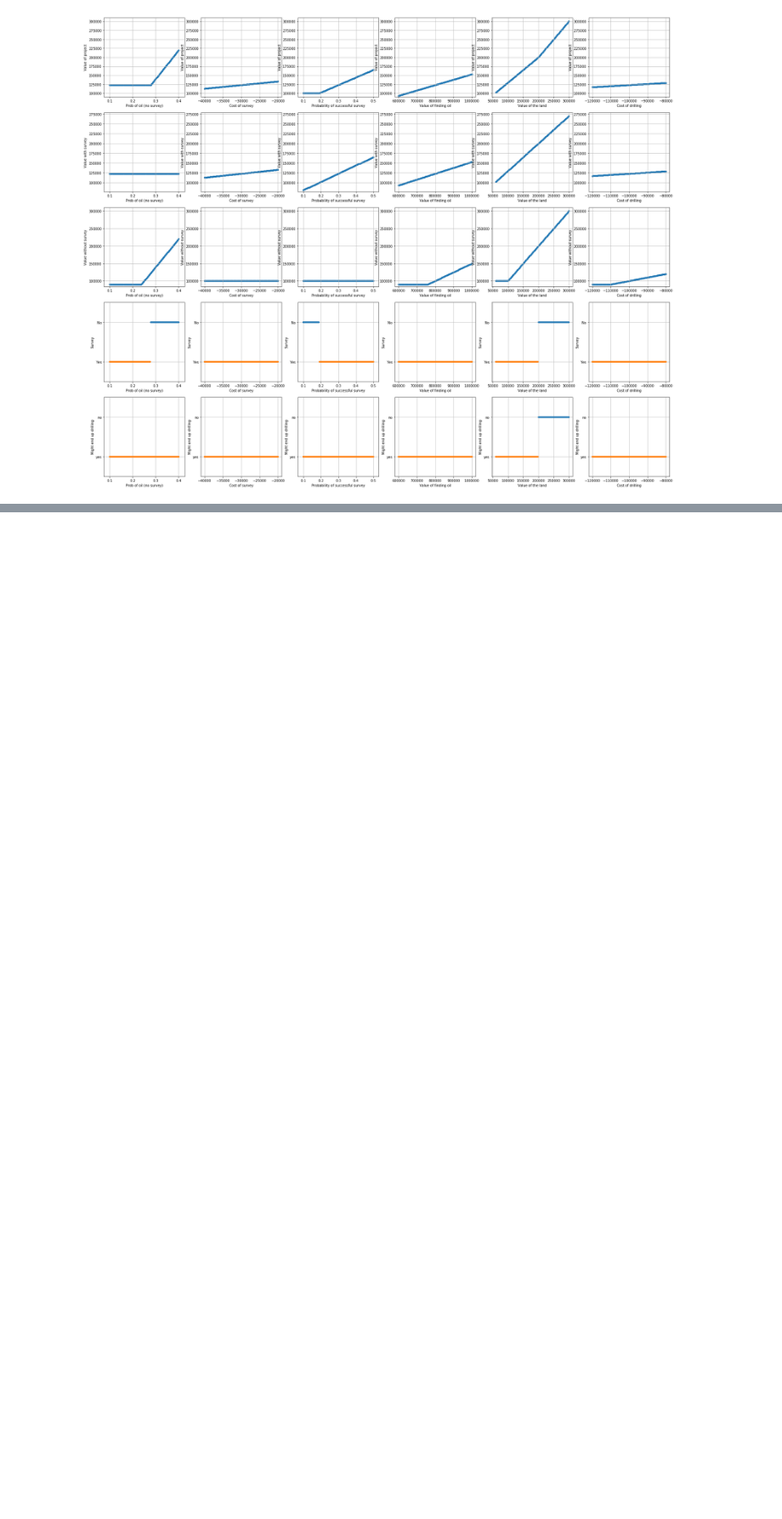
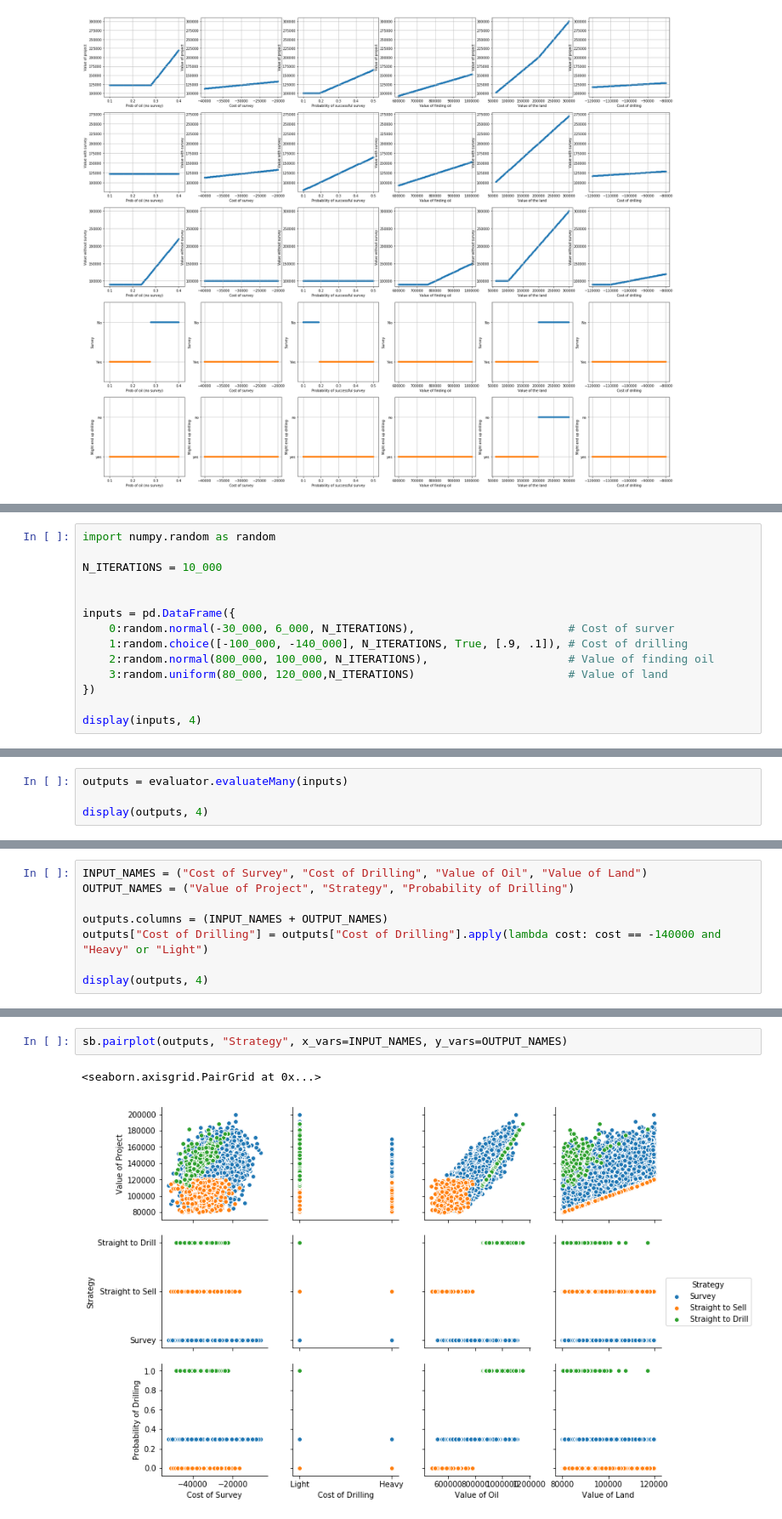
Before and after one commit to francoistrahan/pynes, a Jupyter notebook: pyne/Drill Example.ipynb, the cells around one changed output, grey strips where cells are left out. Shown at 85% size. Cells and saved outputs as stored; diff of their text form; blank space fills up the shorter version.

```diff
--- a/pyne/Drill Example.ipynb
+++ b/pyne/Drill Example.ipynb
@@ -520,0 +584,14 @@ dummy=sa.getIndivisualResponseGraphs()
+# %%
+import numpy.random as random
+
+N_ITERATIONS = 10_000
+
+
+inputs = pd.DataFrame({
+    0:random.normal(-30_000, 6_000, N_ITERATIONS),                       # Cost of surver
+    1:random.choice([-100_000, -140_000], N_ITERATIONS, True, [.9, .1]), # Cost of drilling
+    2:random.normal(800_000, 100_000, N_ITERATIONS),                     # Value of finding oil
+    3:random.uniform(80_000, 120_000,N_ITERATIONS)                       # Value of land
+})
+
+display(inputs, 4)
@@ -520,0 +610,4 @@ dummy=sa.getIndivisualResponseGraphs()
+# %%
+outputs = evaluator.evaluateMany(inputs)
+
+display(outputs, 4)
@@ -520,0 +626,8 @@ dummy=sa.getIndivisualResponseGraphs()
+# %%
+INPUT_NAMES = ("Cost of Survey", "Cost of Drilling", "Value of Oil", "Value of Land")
+OUTPUT_NAMES = ("Value of Project", "Strategy", "Probability of Drilling")
+
+outputs.columns = (INPUT_NAMES + OUTPUT_NAMES)
+outputs["Cost of Drilling"] = outputs["Cost of Drilling"].apply(lambda cost: cost == -140000 and "Heavy" or "Light")
+
+display(outputs, 4)
@@ -520,0 +646,5 @@ dummy=sa.getIndivisualResponseGraphs()
+# %%
+sb.pairplot(outputs, "Strategy", x_vars=INPUT_NAMES, y_vars=OUTPUT_NAMES)
+# %% [output]
+<seaborn.axisgrid.PairGrid at 0x...>
+[figure, added]
```
Also changed, not shown: parts of 19 cells of this notebook, 7 other files.
